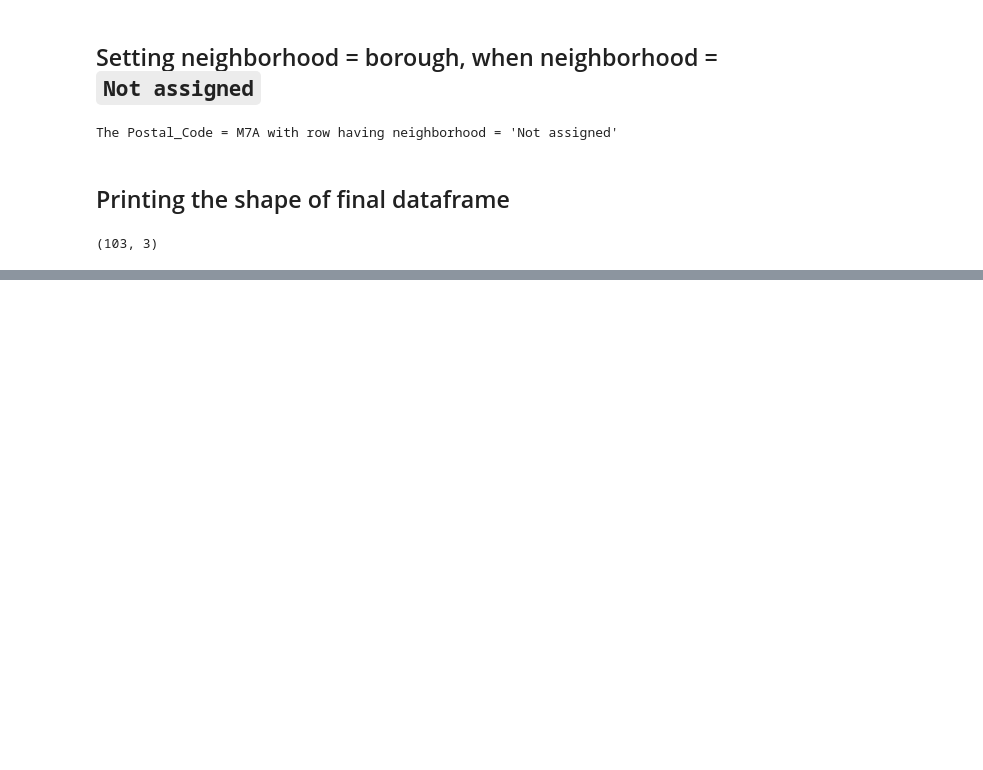
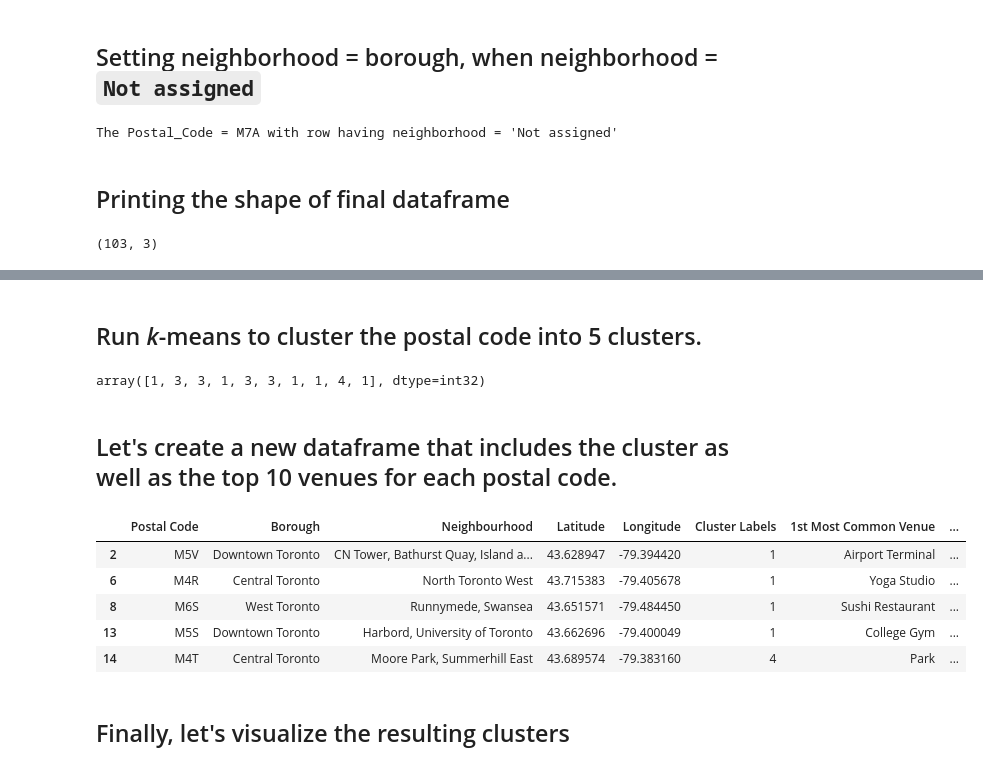
Before and after one commit to shohraafaque/Coursera_Capstone, a Jupyter notebook: Week3-Assignment-1.ipynb, the cells around one changed output, grey strips where cells are left out. Drawn from its saved outputs; the diff is of its cells as text; code cells hidden in the pictures; blank space fills up the shorter version.

Commit message:
Finished the first assignment

```diff
--- a/Week3-Assignment-1.ipynb
+++ b/Week3-Assignment-1.ipynb
@@ -89,0 +211,12 @@ final_dataframe.shape
+# %%
+# one hot encoding
+toronto_onehot = pd.get_dummies(toronto_venues[['Venue Category']], prefix="", prefix_sep="")
+
+# add neighborhood column back to dataframe
+toronto_onehot['Postal Code'] = toronto_venues['Postal Code']
+
+# move neighborhood column to the first column
+fixed_columns = [toronto_onehot.columns[-1]] + list(toronto_onehot.columns[:-1])
+toronto_onehot = toronto_onehot[fixed_columns]
+
+toronto_onehot.head()
@@ -89,0 +233,3 @@ final_dataframe.shape
+# %%
+toronto_grouped = toronto_onehot.groupby('Postal Code').mean().reset_index()
+toronto_grouped.head()
@@ -89,0 +280,37 @@ final_dataframe.shape
+# %% [markdown]
+## Run *k*-means to cluster the postal code into 5 clusters.
+# %%
+from sklearn.cluster import KMeans
+kclusters = 5
+
+toronto_grouped_clustering = toronto_grouped.drop('Postal Code', 1)
+
+# run k-means clustering
+kmeans = KMeans(n_clusters=kclusters, random_state=0).fit(toronto_grouped_clustering)
+
+# check cluster labels generated for each row in the dataframe
+kmeans.labels_[0:10]
+# %% [output]
+array([1, 3, 3, 1, 3, 3, 1, 1, 4, 1], dtype=int32)
+# %% [markdown]
+## Let's create a new dataframe that includes the cluster as well as the top 10 venues for each postal code.
+# %%
+# add clustering labels
+neighborhoods_venues_sorted.insert(0, 'Cluster Labels', kmeans.labels_)
+
+toronto_merged = toronto_fsa_merged_coordinated_df.rename(columns={"Postcode":"Postal Code"})
+
+toronto_merged.head()
+# merge toronto_grouped with toronto_data to add latitude/longitude for each neighborhood
+toronto_merged = toronto_merged.join(neighborhoods_venues_sorted.set_index('Postal Code'), on='Postal Code')
+
+toronto_merged.head() # check the last columns!
+# %% [output]
+|  | Postal Code | Borough | Neighbourhood | Latitude | Longitude | Cluster Labels | 1st Most Common Venue | ... |
+| 2 | M5V | Downtown Toronto | CN Tower, Bathurst Quay, Island a... | 43.628947 | -79.394420 | 1 | Airport Terminal | ... |
+| 6 | M4R | Central Toronto | North Toronto West | 43.715383 | -79.405678 | 1 | Yoga Studio | ... |
+| 8 | M6S | West Toronto | Runnymede, Swansea | 43.651571 | -79.484450 | 1 | Sushi Restaurant | ... |
+| 13 | M5S | Downtown Toronto | Harbord, University of Toronto | 43.662696 | -79.400049 | 1 | College Gym | ... |
+| 14 | M4T | Central Toronto | Moore Park, Summerhill East | 43.689574 | -79.383160 | 4 | Park | ... |
+# %% [markdown]
+## Finally, let's visualize the resulting clusters
```
Also changed, not shown: parts of 21 cells of this notebook.
